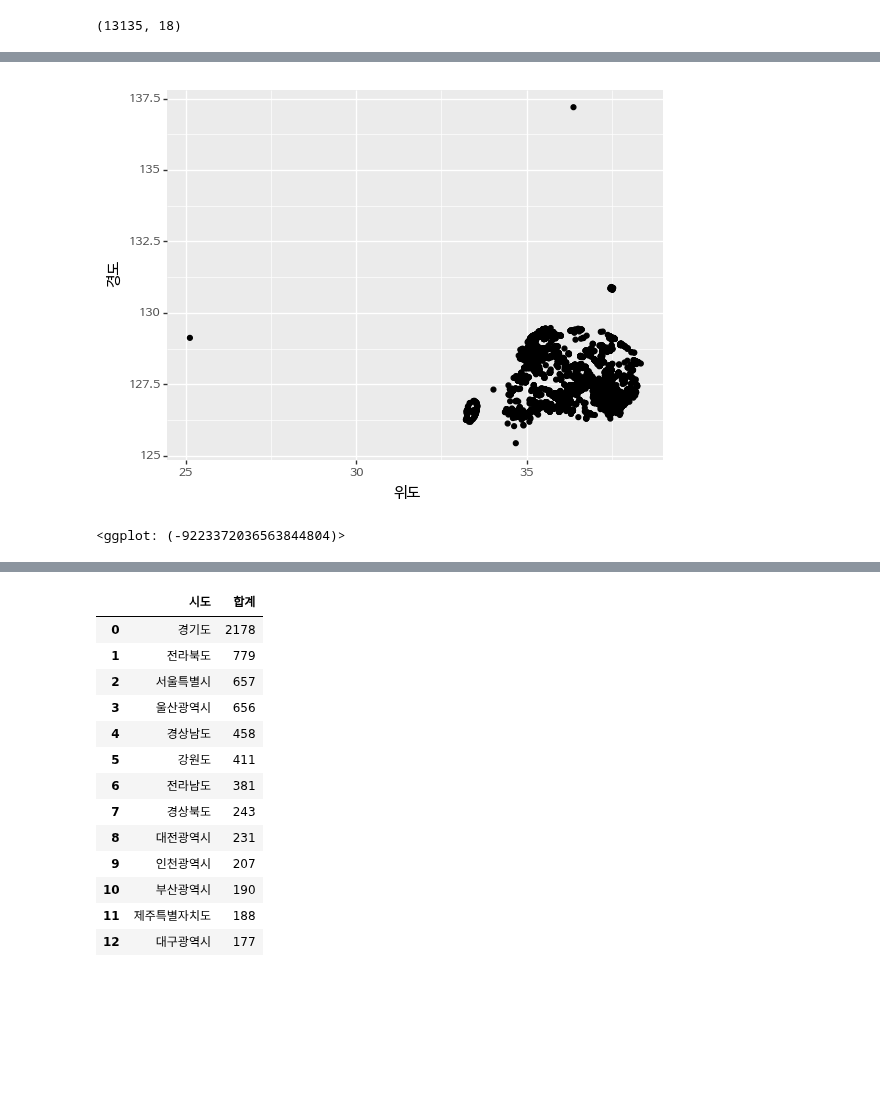
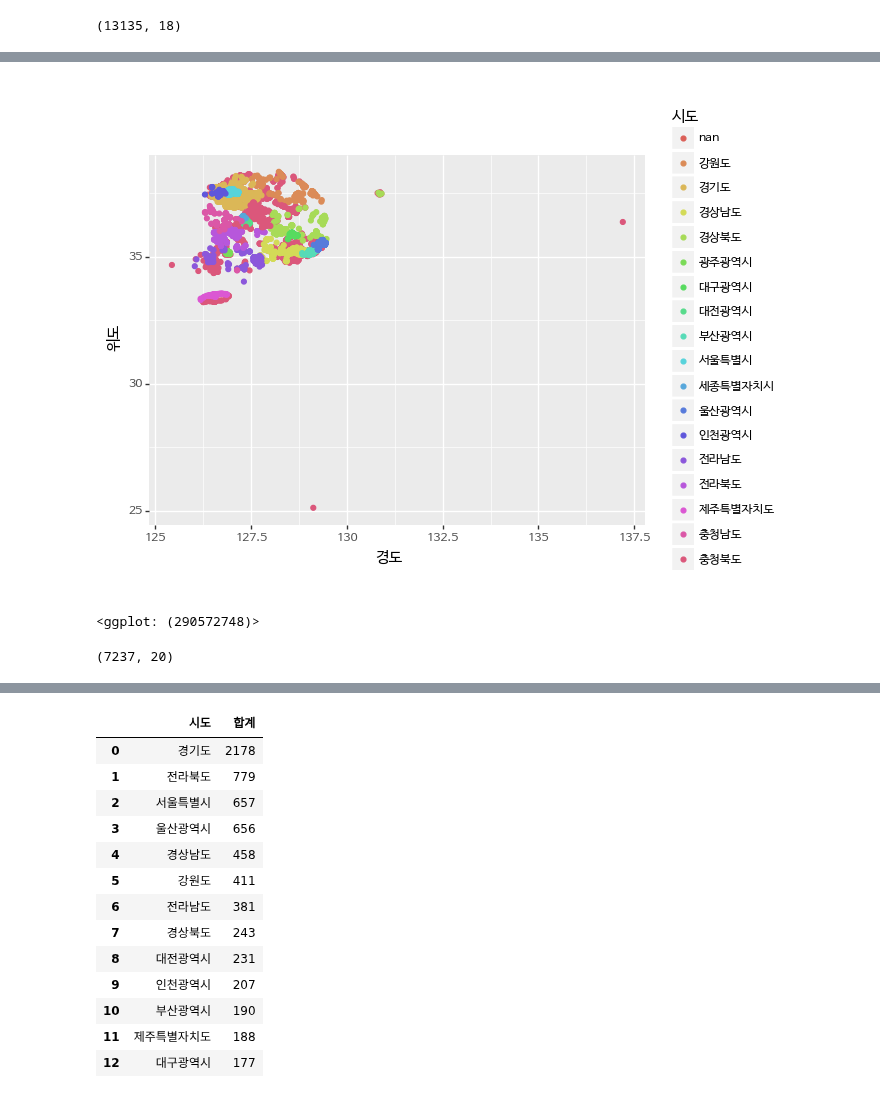
Before and after one commit to corazzon/OpenDataWrangling, a Jupyter notebook: park.ipynb, the cells around one changed output, grey strips where cells are left out. Drawn from its saved outputs; the diff is of its cells as text; code cells hidden in the pictures; blank space fills up the shorter version.

```diff
--- a/park.ipynb
+++ b/park.ipynb
@@ -30,16 +30,6 @@ park.head()
 | 4 | 42800-00005 | 묘지공원 | 묘지공원 | 강원도 양구군 양구읍 죽곡리 산3-1 | 강원도 양구군 양구읍 죽곡리 산3-1 | 38.125344 | 127.999027 | 178931 | NaN | NaN | ... |
 # %%
 from plotnine import *
-# %%
-# 지도를 출력해 보니 특정 지역만 있는거 같다.
-(ggplot(park)
- + aes(x='위도', y='경도')
- + geom_point()
- + theme(text=element_text(family='NanumBarunGothic'))
-)
-# %% [output]
-[figure, removed]
-<ggplot: (-9223372036563844804)>
 # %%
 park['시도'] = park['소재지도로명주소'].str.split(' ', expand=True)[0]
 park.head(3)
@@ -56,3 +46,20 @@ park.head(3)
 | 0 | 42800-00001 | 상리공원 | 어린이공원 | 강원도 양구군 양구읍 상리 531 | 강원도 양구군 양구읍 상리 531 | 38.105771 | 127.985895 | 1597 | NaN | NaN | ... |
 | 1 | 42800-00002 | 정림공원1 | 어린이공원 | 강원도 양구군 양구읍 상리 587 | 강원도 양구군 양구읍 상리 587 | 38.104065 | 127.984467 | 1498 | NaN | NaN | ... |
 | 2 | 42800-00003 | 정림공원2 | 어린이공원 | 강원도 양구군 양구읍 상리 604-6 | 강원도 양구군 양구읍 상리 604-6 | 38.104065 | 127.984467 | 1499 | NaN | NaN | ... |
+# %%
+# 지도를 출력해 보니 특정 지역만 있는거 같다.
+# 결측치인 nan 데이터 때문에 다른 데이터가 제대로 보이지 않았다.
+# nan 데이터를 제거하고 다시 그려야겠다.
+(ggplot(park)
+ + aes(x='경도', y='위도', color='시도')
+ + geom_point()
+ + theme(text=element_text(family='NanumBarunGothic'))
+)
+# %% [output]
+[figure, added]
+<ggplot: (290572748)>
+# %%
+park_loc_notnull = park.loc[(park['위도'].notnull()) & (park['경도'].notnull()) & park['시도'].notnull()]
+park_loc_notnull.shape
+# %% [output]
+(7237, 20)
```
Also changed, not shown: parts of 14 cells of this notebook.
